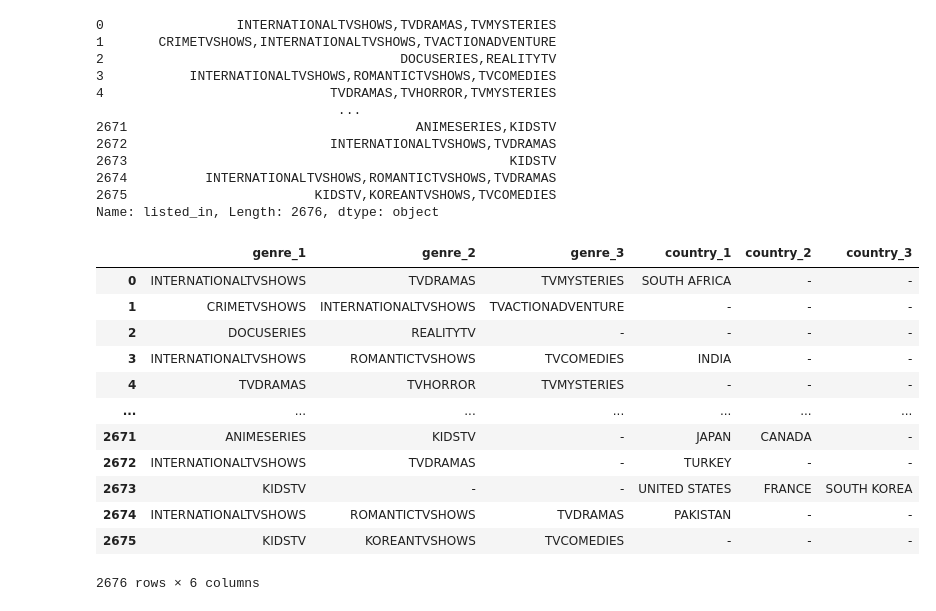
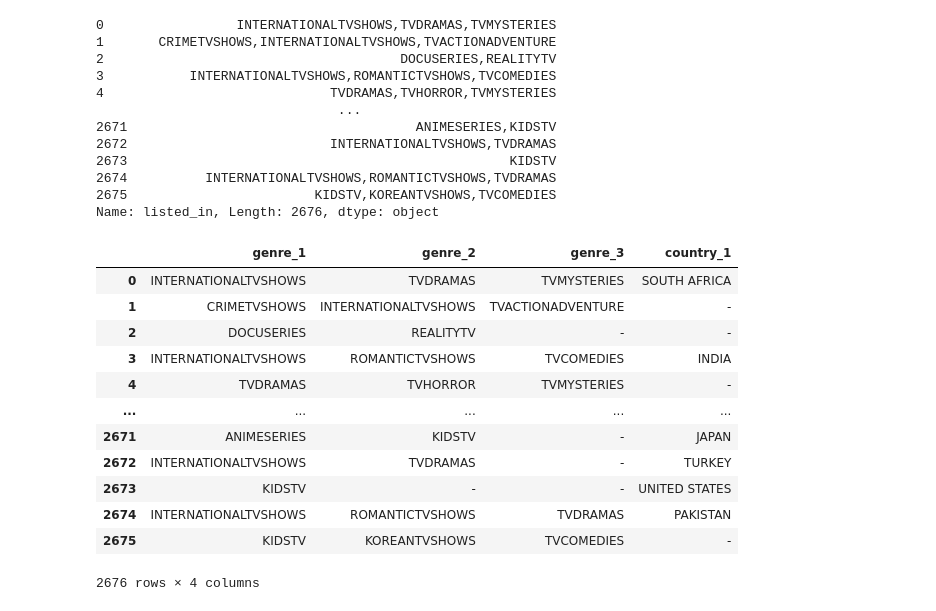
Before and after one commit to Kmaev/ml_ai_first_sprint, a Jupyter notebook: w_06_k_means_tv_series_recomendation_draft_02.ipynb, the cells around one changed output. Saved outputs shown, nothing was run; the diff lists cells and outputs as text; code cells hidden in the pictures.

```diff
--- a/w_06_k_means_tv_series_recomendation_draft_02.ipynb
+++ b/w_06_k_means_tv_series_recomendation_draft_02.ipynb
@@ -30,7 +30,7 @@ sns.heatmap(tv_series_df.isnull(), yticklabels=False, cbar=False, cmap="viridis"
 <Axes: >
 [figure]
 # %%
-tv_series_df.drop(['type', 'director', 'duration', 'cast', 'date_added', 'release_year', 'rating', 'duration', 'description'], inplace=True, axis=1)
+tv_series_df.drop(['type', 'director', 'duration', 'date_added', 'release_year', 'duration', 'description'], inplace=True, axis=1)
 # %%
 tv_series_df.head()
 # %% [output]
@@ -43,6 +43,11 @@ tv_series_df.head()
 # %%
 tv_series_df['listed_in'] =  tv_series_df['listed_in'].apply(lambda x: x.upper())
+
 tv_series_df['country']=tv_series_df['country'].fillna('-')
 tv_series_df['country'] =  tv_series_df['country'].apply(lambda x: x.upper())
+
+tv_series_df['cast']=tv_series_df['cast'].fillna('-')
+tv_series_df['cast'] =  tv_series_df['cast'].apply(lambda x: x.upper())
+
 tv_series_df.head()
 # %% [output]
@@ -72,24 +77,31 @@ Name: listed_in, Length: 2676, dtype: object
 # %%
 df_split_genre = tv_series_df['listed_in'].str.split(',', expand=True)
 df_split_country = tv_series_df['country'].str.split(',', expand=True)
-df_split_country = df_split_country.iloc[:, :3]
-df_split_genre.columns = [f'genre_{i+1}' for i in range(df_split_genre.shape[1])]
-df_split_country.columns = [f'country_{i+1}' for i in range(df_split_country.shape[1])]
+df_split_cast = tv_series_df['cast'].str.split(',', expand=True)
+
+df_split_country = df_split_country.iloc[:, :1]
+df_split_cast = df_split_cast.iloc[:, :6]
+
+df_split_genre.columns = ['genre_{}'.format(i + 1) for i in range(df_split_genre.shape[1])]
+df_split_country.columns = ['country_{}'.format(i + 1) for i in range(df_split_country.shape[1])]
+df_split_cast.columns = ['cast_{}'.format(i + 1) for i in range(df_split_cast.shape[1])]
+
 df_split = pd.concat([df_split_genre, df_split_country], axis=1 )
+
 df_split= df_split.fillna('-')
 df_split
 # %% [output]
-|  | genre_1 | genre_2 | genre_3 | country_1 | country_2 | country_3 |
-| 0 | INTERNATIONALTVSHOWS | TVDRAMAS | TVMYSTERIES | SOUTH AFRICA | - | - |
-| 1 | CRIMETVSHOWS | INTERNATIONALTVSHOWS | TVACTIONADVENTURE | - | - | - |
-| 2 | DOCUSERIES | REALITYTV | - | - | - | - |
-| 3 | INTERNATIONALTVSHOWS | ROMANTICTVSHOWS | TVCOMEDIES | INDIA | - | - |
-| 4 | TVDRAMAS | TVHORROR | TVMYSTERIES | - | - | - |
-| ... | ... | ... | ... | ... | ... | ... |
-| 2671 | ANIMESERIES | KIDSTV | - | JAPAN | CANADA | - |
-| 2672 | INTERNATIONALTVSHOWS | TVDRAMAS | - | TURKEY | - | - |
-| 2673 | KIDSTV | - | - | UNITED STATES | FRANCE | SOUTH KOREA |
-| 2674 | INTERNATIONALTVSHOWS | ROMANTICTVSHOWS | TVDRAMAS | PAKISTAN | - | - |
-| 2675 | KIDSTV | KOREANTVSHOWS | TVCOMEDIES | - | - | - |
+|  | genre_1 | genre_2 | genre_3 | country_1 |
+| 0 | INTERNATIONALTVSHOWS | TVDRAMAS | TVMYSTERIES | SOUTH AFRICA |
+| 1 | CRIMETVSHOWS | INTERNATIONALTVSHOWS | TVACTIONADVENTURE | - |
+| 2 | DOCUSERIES | REALITYTV | - | - |
+| 3 | INTERNATIONALTVSHOWS | ROMANTICTVSHOWS | TVCOMEDIES | INDIA |
+| 4 | TVDRAMAS | TVHORROR | TVMYSTERIES | - |
+| ... | ... | ... | ... | ... |
+| 2671 | ANIMESERIES | KIDSTV | - | JAPAN |
+| 2672 | INTERNATIONALTVSHOWS | TVDRAMAS | - | TURKEY |
+| 2673 | KIDSTV | - | - | UNITED STATES |
+| 2674 | INTERNATIONALTVSHOWS | ROMANTICTVSHOWS | TVDRAMAS | PAKISTAN |
+| 2675 | KIDSTV | KOREANTVSHOWS | TVCOMEDIES | - |
-2676 rows × 6 columns
+2676 rows × 4 columns
 # %%
```
Also changed, not shown: parts of 8 cells of this notebook, 2 other files.
